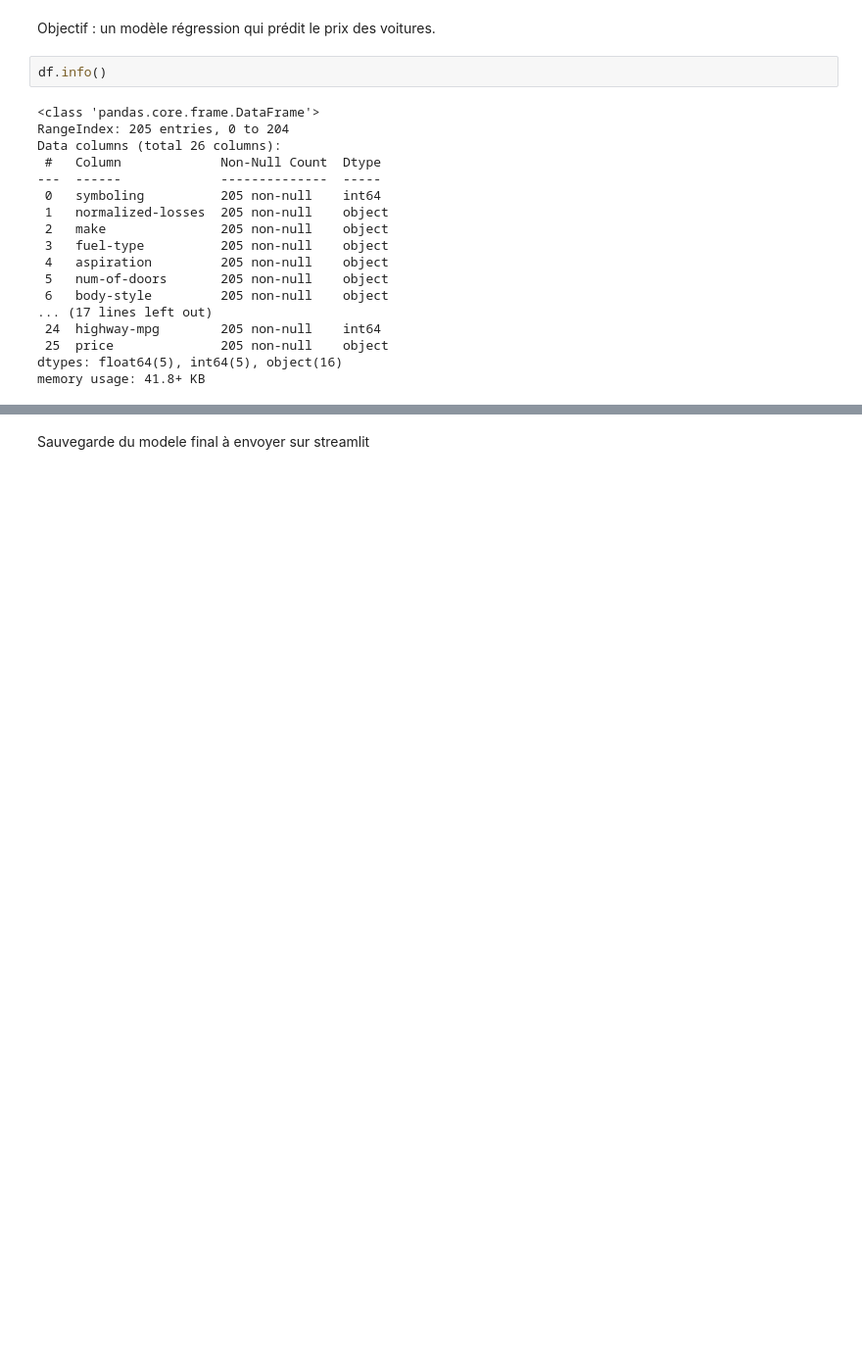
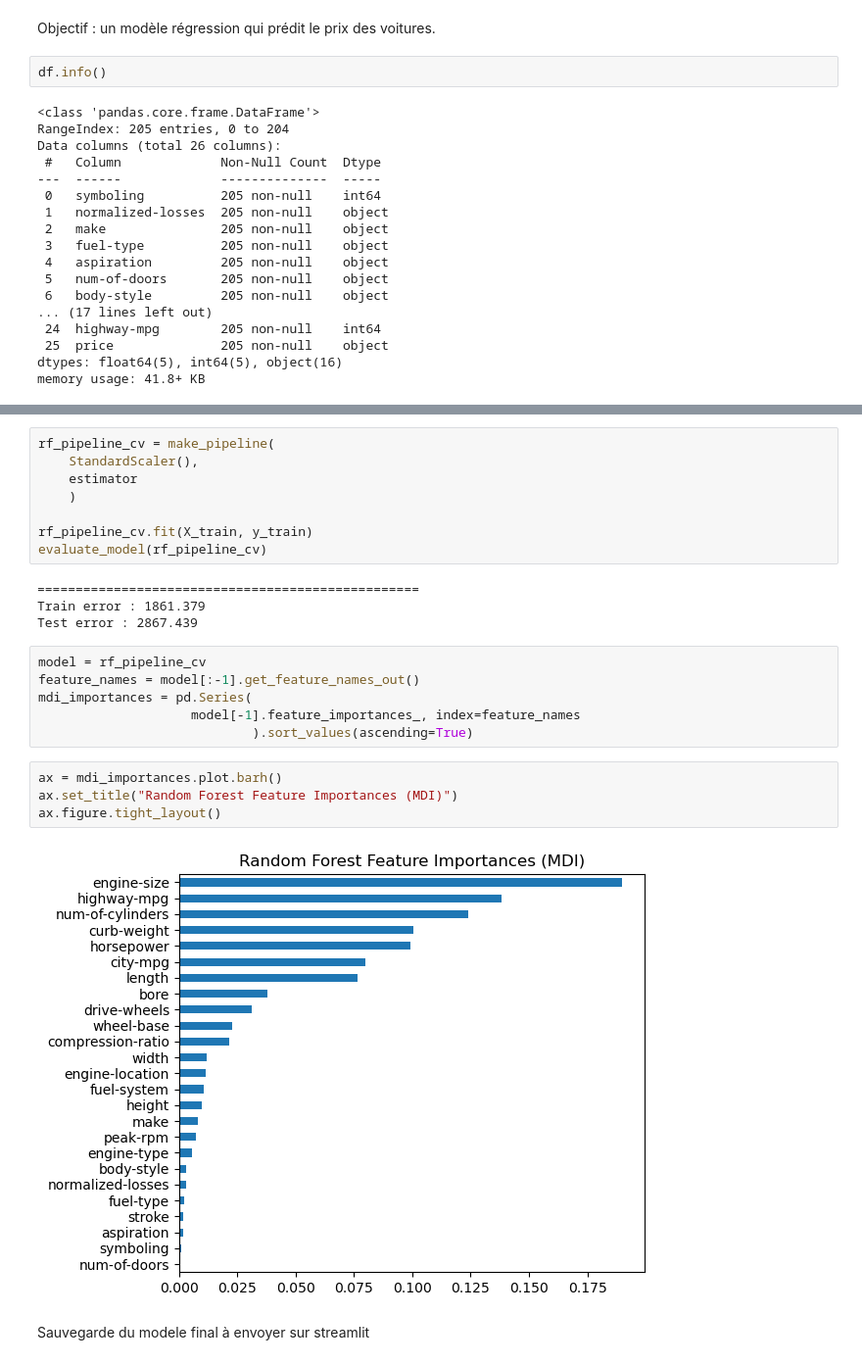
Before and after one commit to fereol023/car_pricing_API, a Jupyter notebook: build_model_v2.ipynb, the cells around one changed output, grey strips where cells are left out. Shown at 98% size. Drawn from its saved outputs; the diff is of its cells as text; blank space fills up the shorter version.

```diff
--- a/build_model_v2.ipynb
+++ b/build_model_v2.ipynb
@@ -186,2 +334,26 @@ evaluate_model(rf, rep = True)
+# %%
+rf_pipeline_cv = make_pipeline(
+    StandardScaler(),
+    estimator
+    )
+
+rf_pipeline_cv.fit(X_train, y_train)
+evaluate_model(rf_pipeline_cv)
+# %% [output]
+==================================================
+Train error : 1861.379
+Test error : 2867.439
+# %%
+model = rf_pipeline_cv
+feature_names = model[:-1].get_feature_names_out()
+mdi_importances = pd.Series(
+                    model[-1].feature_importances_, index=feature_names
+                            ).sort_values(ascending=True)
+# %%
+ax = mdi_importances.plot.barh()
+ax.set_title("Random Forest Feature Importances (MDI)")
+ax.figure.tight_layout()
+# %% [output]
+[figure, added]
 # %% [markdown]
 Sauvegarde du modele final à envoyer sur streamlit
```
Also changed, not shown: parts of 31 cells of this notebook, 7 other files.
